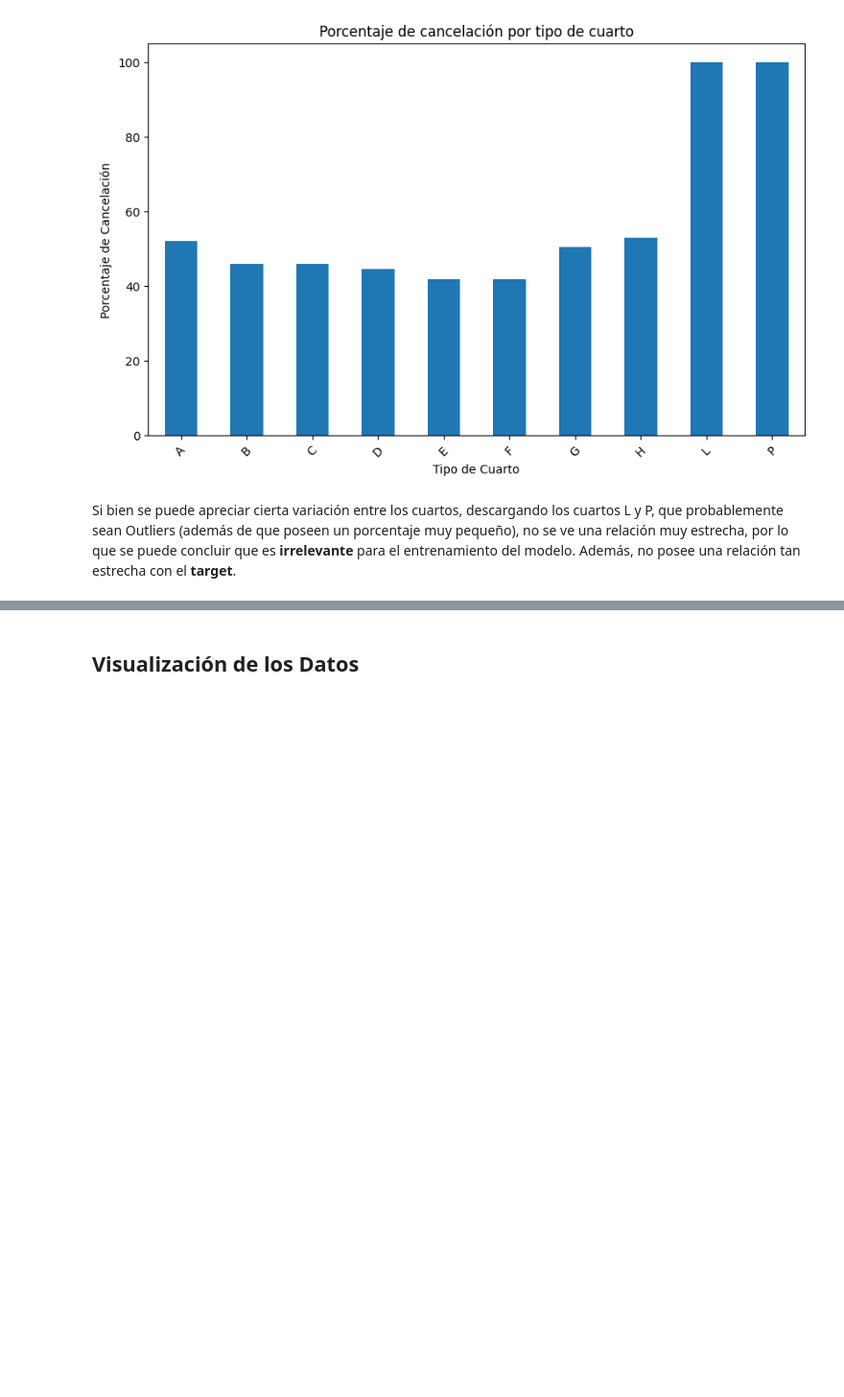
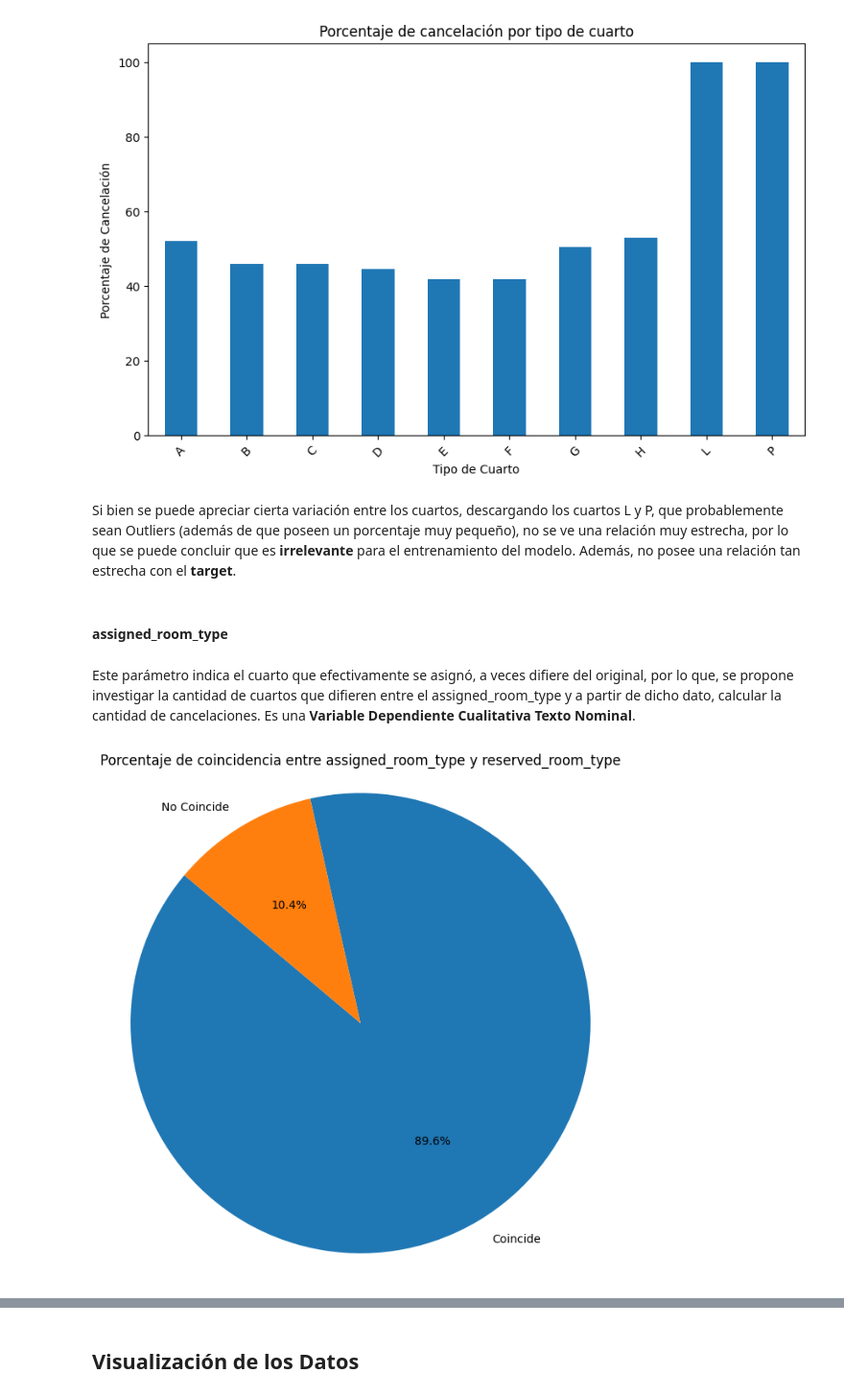
Before and after one commit to InspectorDave/OrgaDeDatos-TPs, a Jupyter notebook: 7506R_TP1_GRUPO11_CHP1_ENTREGA.ipynb, the cells around one changed output, grey strips where cells are left out. Shown at 96% size. Saved outputs shown, nothing was run; the diff lists cells and outputs as text; code cells hidden in the pictures; blank space fills up the shorter version.

Commit message:
assigned_room_type

```diff
--- a/7506R_TP1_GRUPO11_CHP1_ENTREGA.ipynb
+++ b/7506R_TP1_GRUPO11_CHP1_ENTREGA.ipynb
@@ -1261,3 +1261,19 @@ hotels_df = hotels_df_backup.copy()
 [figure]
 # %% [markdown]
 Si bien se puede apreciar cierta variación entre los cuartos, descargando los cuartos L y P, que probablemente sean Outliers (además de que poseen un porcentaje muy pequeño), no se ve una relación muy estrecha, por lo que se puede concluir que es **irrelevante** para el entrenamiento del modelo. Además, no posee una relación tan estrecha con el **target**.
+# %% [markdown]
+#### assigned_room_type
+# %% [markdown]
+Este parámetro indica el cuarto que efectivamente se asignó, a veces difiere del original, por lo que, se propone investigar la cantidad de cuartos que difieren entre el assigned_room_type y a partir de dicho dato, calcular la cantidad de cancelaciones. Es una **Variable Dependiente Cualitativa Texto Nominal**.
+# %%
+hotels_df_copy = hotels_df.copy()
+hotels_df_copy['room_type_match'] = hotels_df_copy['assigned_room_type'] == hotels_df_copy['reserved_room_type']
+match_counts = hotels_df_copy['room_type_match'].value_counts()
+
+plt.figure(figsize=(8, 8))
+plt.pie(match_counts, labels=['Coincide', 'No Coincide'], autopct='%1.1f%%', startangle=140)
+plt.title('Porcentaje de coincidencia entre assigned_room_type y reserved_room_type')
+plt.axis('equal')
+plt.show()
+# %% [output]
+[figure, added]
```
Also changed, not shown: parts of 3 cells of this notebook.
